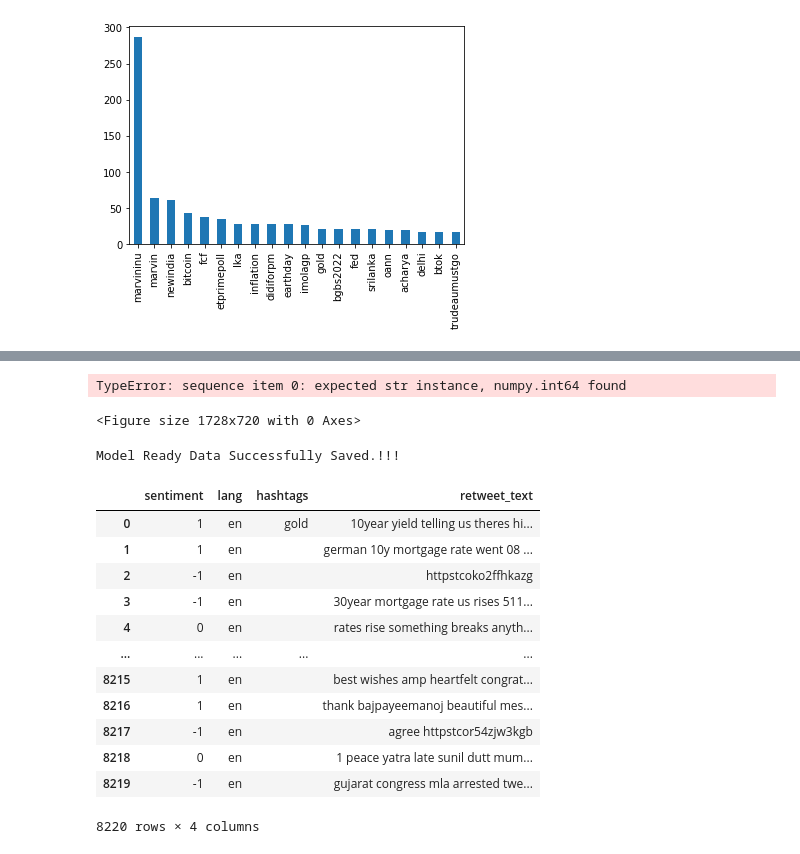
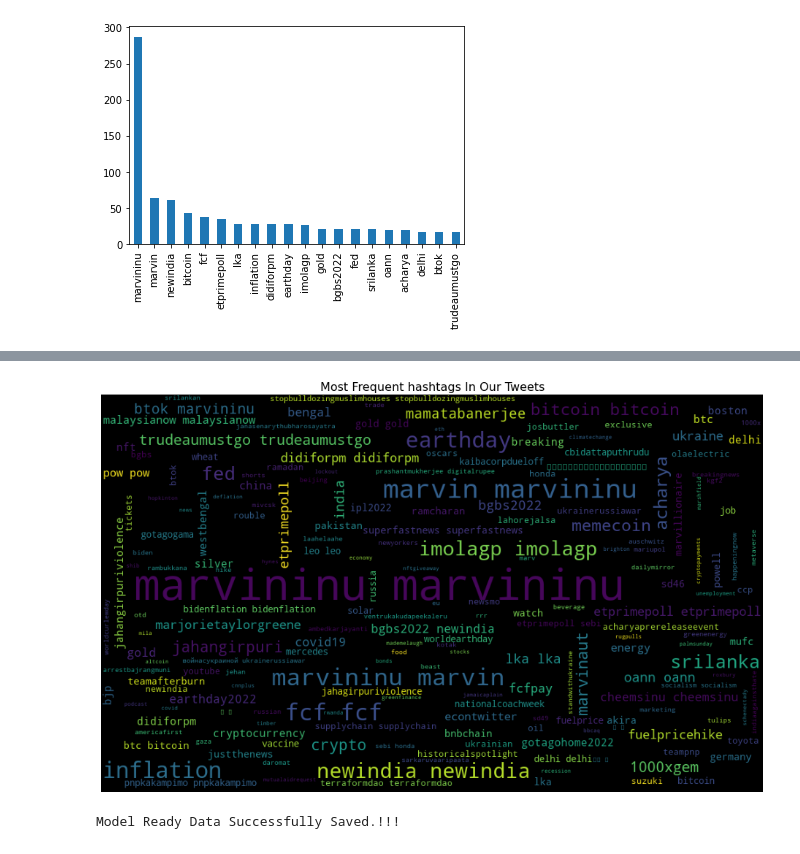
Before and after one commit to Abel-Blue/Twitter-Data-Analysis, a Jupyter notebook: Notebooks/EDA-Twitter.ipynb, the cells around one changed output, grey strips where cells are left out. Cells and saved outputs as stored; diff of their text form; code cells hidden in the pictures.

```diff
--- a/Notebooks/EDA-Twitter.ipynb
+++ b/Notebooks/EDA-Twitter.ipynb
@@ -183,10 +178,9 @@ plt.show()
 # %%
 plt.figure(figsize=(24, 10))
-plt.imshow(WordCloud(width=1000,height=600).generate(' '.join(tweets_df['sentiment'].values)))
+plt.imshow(WordCloud(width=1000,height=600).generate(' '.join(tweets_df['hashtags'].values)))
 plt.axis('off')
 plt.title('Most Frequent hashtags In Our Tweets',fontsize=16)
 plt.show()
 # %% [output]
-TypeError: sequence item 0: expected str instance, numpy.int64 found
-<Figure size 1728x720 with 0 Axes>
+[figure, added]
 # %%
@@ -194,19 +188,3 @@ tweets_df.to_csv('../data/model_ready_data.csv', index=False)
 print('Model Ready Data Successfully Saved.!!!')
 # %% [output]
 Model Ready Data Successfully Saved.!!!
-# %%
-tweets_df
-# %% [output]
-|  | sentiment | lang | hashtags | retweet_text |
-| 0 | 1 | en | gold | 10year yield telling us theres hi... |
-| 1 | 1 | en |  | german 10y mortgage rate went 08 ... |
-| 2 | -1 | en |  | httpstcoko2ffhkazg |
-| 3 | -1 | en |  | 30year mortgage rate us rises 511... |
-| 4 | 0 | en |  | rates rise something breaks anyth... |
-| ... | ... | ... | ... | ... |
-| 8215 | 1 | en |  | best wishes amp heartfelt congrat... |
-| 8216 | 1 | en |  | thank bajpayeemanoj beautiful mes... |
-| 8217 | -1 | en |  | agree httpstcor54zjw3kgb |
-| 8218 | 0 | en |  | 1 peace yatra late sunil dutt mum... |
-| 8219 | -1 | en |  | gujarat congress mla arrested twe... |
-8220 rows × 4 columns
```
Also changed, not shown: parts of 3 cells of this notebook, 1 other file.
